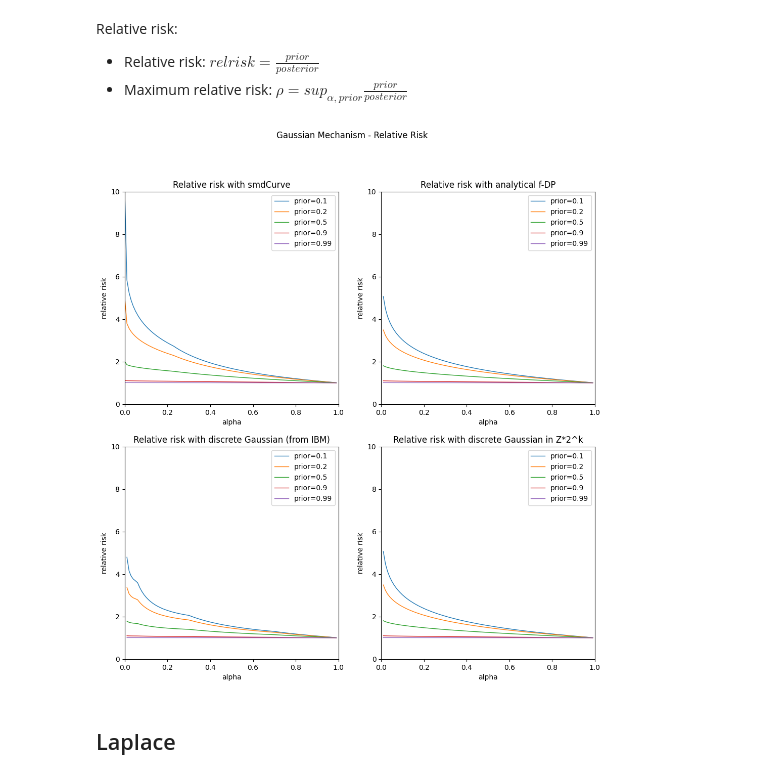
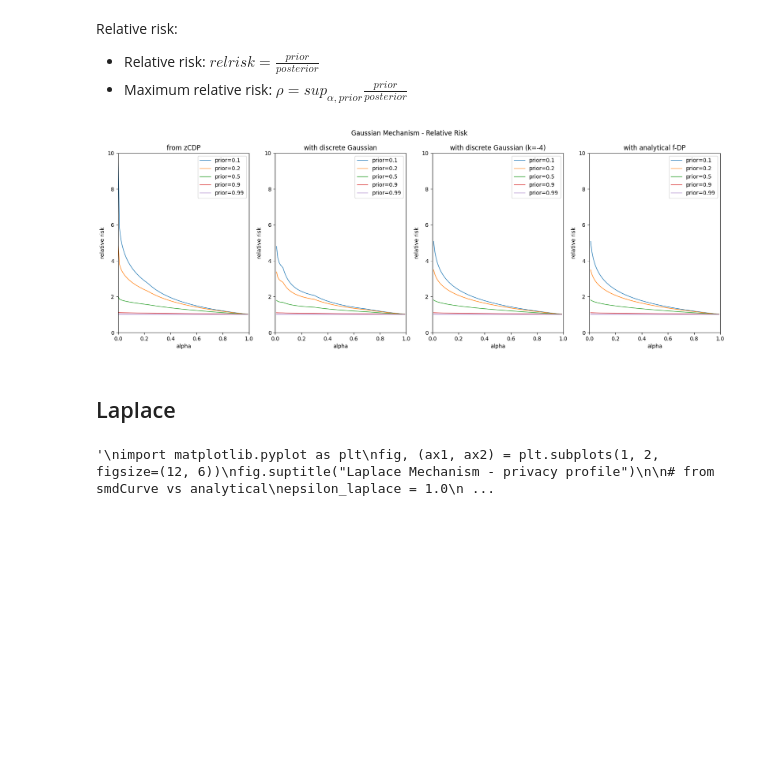
Before and after one commit to damienbfs/opendp-relative-risk, a Jupyter notebook: distances.ipynb, the cells around one changed output. Cells and saved outputs as stored; diff of their text form; code cells hidden in the pictures; blank space fills up the shorter version.

```diff
--- a/distances.ipynb
+++ b/distances.ipynb
@@ -238,10 +250,10 @@ for prior in priors:
 # %%
 import matplotlib.pyplot as plt
 
-fig, ((ax1, ax2), (ax3, ax4)) = plt.subplots(2, 2, figsize=(12, 12))
+fig, ((ax1, ax3, ax4, ax2)) = plt.subplots(1, 4, figsize=(20, 6))
 fig.suptitle("Gaussian Mechanism - Posteriors")
 
-ax1.set_title('Approximated posteriors')
+ax1.set_title('from zCDP')
 for i in range(0, len(posteriors_gaussian)):
     ax1.plot(alphas, posteriors_gaussian[i], label=f"prior={priors[i]}", marker='', linewidth=1)
 ax1.set_xlabel('alpha')
@@ -251,7 +263,7 @@ ax1.set_xlim(0, 1)
 ax1.set_ylim(0, 1)
 ax1.set_aspect('equal')
 
-ax2.set_title('Posteriors with analytical f-DP')
+ax2.set_title('with analytical f-DP')
 for i in range(0, len(posteriors_gaussian)):
     ax2.plot(alphas, posteriors_analytical_gaussian[i], label=f"prior={priors[i]}", marker='', linewidth=1)
 ax2.set_xlabel('alpha')
@@ -261,7 +273,7 @@ ax2.set_ylim(0, 1)
 ax2.legend()
 ax2.set_aspect('equal')
 
-ax3.set_title('Posteriors with discrete Gaussian (from IBM)')
+ax3.set_title('with discrete Gaussian')
 for i in range(0, len(posteriors_gaussian)):
     ax3.plot(alphas, posteriors_discrete_gaussian[i], label=f"prior={priors[i]}", marker='', linewidth=1)
 ax3.set_xlabel('alpha')
@@ -271,7 +283,7 @@ ax3.set_ylim(0, 1)
 ax3.legend()
 ax3.set_aspect('equal')
 
-ax4.set_title('Posteriors with discrete Gaussian in z*2^-4')
+ax4.set_title('with discrete Gaussian (k=-4)')
 for i in range(0, len(posteriors_gaussian)):
     pass
     ax4.plot(alphas, posteriors_discrete_gaussian_4k[i], label=f"prior={priors[i]}", marker='', linewidth=1)
@@ -323,10 +335,10 @@ for prior in priors:
 # %%
 import matplotlib.pyplot as plt
 
-fig, ((ax1, ax2), (ax3, ax4)) = plt.subplots(2, 2, figsize=(12, 12))
+fig, (ax1, ax3, ax4, ax2) = plt.subplots(1, 4, figsize=(20, 6))
 fig.suptitle("Gaussian Mechanism - Relative Risk")
 
-ax1.set_title('Relative risk with smdCurve')
+ax1.set_title('from zCDP')
 for i in range(0, len(rrisk_gaussian)):
     ax1.plot(alphas, rrisk_gaussian[i], label=f"prior={priors[i]}", marker='', linewidth=1)
 ax1.set_xlabel('alpha')
@@ -336,39 +348,39 @@ ax1.set_xlim(0, 1)
 ax1.set_ylim(0, 10)
 #ax1.set_aspect('equal')
 
-ax2.set_title('Relative risk with analytical f-DP')
+ax2.set_title('with analytical f-DP')
 for i in range(0, len(rrisk_gaussian)):
     ax2.plot(alphas, rrisk_analytical_gaussian[i], label=f"prior={priors[i]}", marker='', linewidth=1)
 ax2.set_xlabel('alpha')
 ax2.set_ylabel('relative risk')
 ax2.set_xlim(0, 1)
 ax2.set_ylim(0, 10)
 ax2.legend()
 #ax2.set_aspect('equal')
 
-ax3.set_title('Relative risk with discrete Gaussian (from IBM)')
+ax3.set_title('with discrete Gaussian')
 for i in range(0, len(rrisk_gaussian)):
     ax3.plot(alphas, rrisk_discrete_gaussian[i], label=f"prior={priors[i]}", marker='', linewidth=1)
 ax3.set_xlabel('alpha')
 ax3.set_ylabel('relative risk')
 ax3.set_xlim(0, 1)
 ax3.set_ylim(0, 10)
 ax3.legend()
 #ax3.set_aspect('equal')
 
-ax4.set_title('Relative risk with discrete Gaussian in Z*2^k')
+ax4.set_title('with discrete Gaussian (k=-4)')
 for i in range(0, len(posteriors_gaussian)):
     ax4.plot(alphas, rrisk_discrete_gaussian_k4[i], label=f"prior={priors[i]}", marker='', linewidth=1)
 ax4.set_xlabel('alpha')
 ax4.set_ylabel('relative risk')
 ax4.set_xlim(0, 1)
 ax4.set_ylim(0, 10)
 ax4.legend()
 #ax4.set_aspect('equal')
 
 plt.show()
 # %% [output]
-[figure, old version]
+[figure, new version]
 # %% [markdown]
 ## Laplace
 # %%
@@ -386,2 +400,54 @@ privacy_profile_laplace_approx_epsilons = [laplace_smd_curve.epsilon(delta) for
+# %%
+"""
+import matplotlib.pyplot as plt
+fig, (ax1, ax2) = plt.subplots(1, 2, figsize=(12, 6))
+fig.suptitle("Laplace Mechanism - privacy profile")
+
+# from smdCurve vs analytical
+epsilon_laplace = 1.0
+import math
+import numpy as np
+def pure_dp_privacy_profile_(delta):
+    return math.log(math.exp(epsilon_laplace) - delta) if delta != 0 else epsilon_laplace
+
+epsilons_pure_dp = [pure_dp_privacy_profile_(delta) for delta in np.arange(0, 1, 0.01)]
+from tradeoff import pure_dp_privacy_profile
+deltas_pure_dp = [pure_dp_privacy_profile(epsilon_laplace, epsilon) for epsilon in np.arange(0, 1, 0.1)]
+
+ax1.plot(np.arange(0, 1, 0.01), epsilons_pure_dp, label='pure_dp_privacy_profile', marker='', linewidth=1)
+ax1.plot(deltas_pure_dp, np.arange(0, 1, 0.1), label='pure_dp_privacy_profile', marker='', linewidth=1)
+ax1.set_xlabel('alpha')
+ax1.set_ylabel('beta')
+ax1.set_xlim(0, 1)
+ax1.set_ylim(0, 10)
+ax1.set_title('Comparing f-DP curves')
+ax1.legend()
+
+numbers = [
+    1.0003383197422995, 0.973152118260286, 0.9459659167782726, 0.9187797152962591, 0.8915935138142457,
+    0.8644073123322322, 0.8372211108502188, 0.8100349093682053, 0.7828487078861919, 0.7556625064041784,
+    0.728476304922165, 0.7012901034401515, 0.6741039019581381, 0.6469177004761246, 0.6197314989941112,
+    0.5925452975120977, 0.5653590960300843, 0.5381728945480708, 0.5109866930660575, 0.48380049158404403,
+    0.4566142901020306, 0.42942808862001713, 0.4022418871380037, 0.37505568565599023, 0.3478694841739768,
+    0.32068328269196333, 0.2934970812099499, 0.2686430173871461, 0.2649646807844338, 0.2612863441817216,
+    0.2576080075790093, 0.2539296709762971, 0.2502513343735848, 0.24657299777087258, 0.2428946611681603,
+    0.2392163245654481, 0.23553798796273587, 0.2318596513600236, 0.22818131475731135, 0.2245029781545991,
+    0.22082464155188686, 0.21714630494917464, 0.2134679683464624, 0.20978963174375015, 0.2061112951410379,
+    0.20243295853832563, 0.19875462193561338, 0.19507628533290114, 0.1913979487301889, 0.18771961212747665,
+    0.1840412755247644, 0.18036293892205213, 0.17668460231933988, 0.17300626571662764, 0.1693279291139154,
+    0.16564959251120315, 0.1619712559084909, 0.15829291930577868, 0.15461458270306644, 0.15093624610035417,
+    0.14725790949764192, 0.14357957289492967, 0.13990123629221743, 0.13622289968950518, 0.13254456308679294,
+    0.12886622648408066, 0.12518788988136842, 0.12147410484477542, 0.11779561981555228, 0.11411713478632919,
+    0.11043864975710604, 0.10676016472788291, 0.10308167969865978, 0.09940319466943665, 0.09572470964021351,
+    0.09204622461099038, 0.08836773958176723, 0.0846892545525441, 0.08101076952332097, 0.07733228449409783,
+    0.0736537994648747, 0.06997531443565157, 0.06629682940642846, 0.06261834437720533, 0.058939859347982196,
+    0.05526137431875906, 0.05158288928953593, 0.04790440426031279, 0.04422591923108966, 0.040547434201866524,
+    0.036868949172643384, 0.03319046414342025, 0.029511979114197118, 0.02583349408497398, 0.022155009055750886,
+    0.018476524026527753, 0.014798038997304617, 0.011119553968081482, 0.0074410689388583464, 0.0037625839096352112,
+    0.00008409888041207605
+]
+ax2.plot(np.arange(0, 1.01, 0.01), numbers)"""
+# %% [output]
+'\nimport matplotlib.pyplot as plt\nfig, (ax1, ax2) = plt.subplots(1, 2, figsize=(12, 6))\nfig.suptitle("Laplace Mechanism - privacy profile")\n\n# from smdCurve vs analytical\nepsilon_laplace = 1.0\n ...
 # %%
 import matplotlib.pyplot as plt
```
Also changed, not shown: parts of 11 cells of this notebook, 5 other files.
